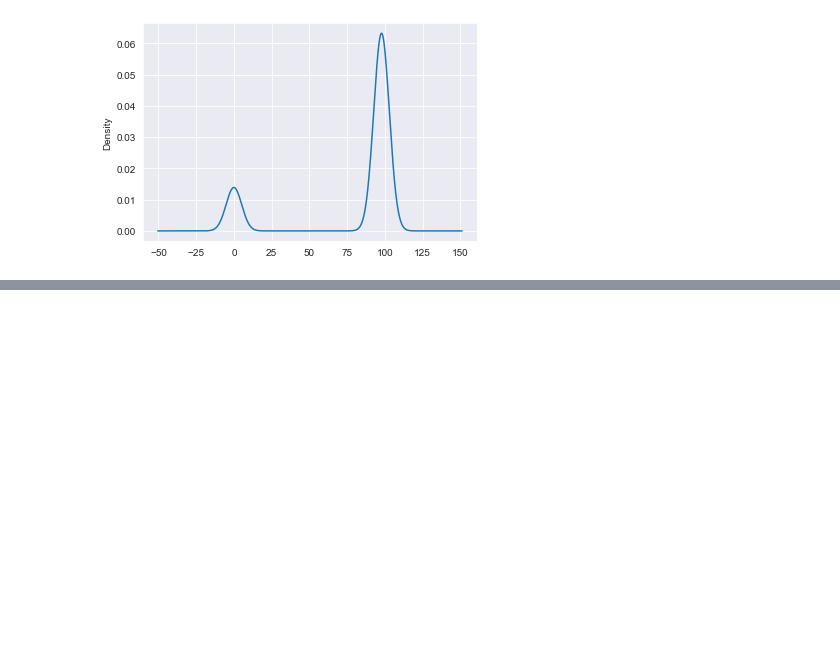
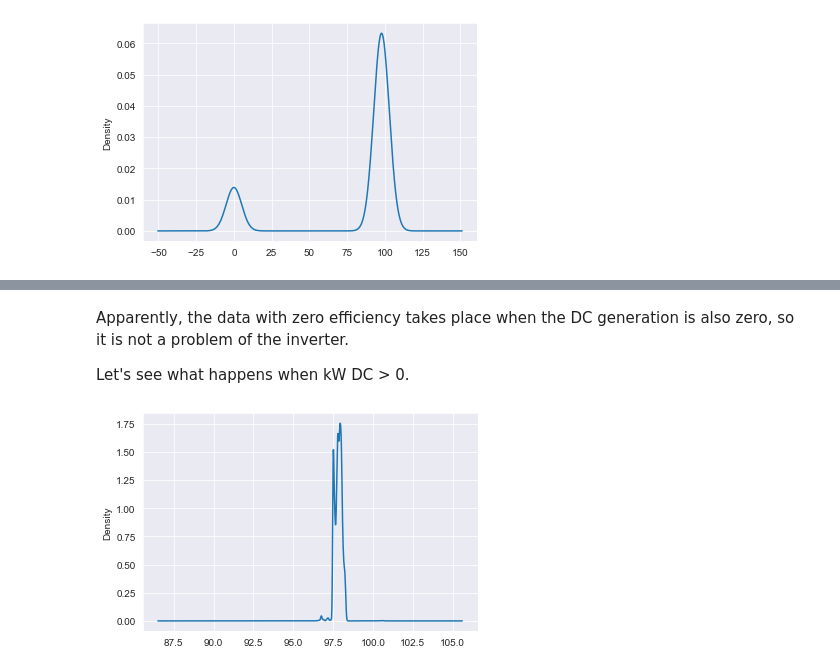
Before and after one commit to luis-cj/data-science-solar-power-plant, a Jupyter notebook: solar_power_plant_part_3.ipynb, the cells around one changed output, grey strips where cells are left out. Cells and saved outputs as stored; diff of their text form; code cells hidden in the pictures; blank space fills up the shorter version.

```diff
--- a/solar_power_plant_part_3.ipynb
+++ b/solar_power_plant_part_3.ipynb
@@ -460,0 +463,4 @@ df[df["plant"] == "p2"]["efficiency"].between_time("08:00:00","15:00:00").plot.d
+# %%
+temp = df.between_time("08:00:00","15:00:00")
+temp = temp[temp["plant"] == "p2"]
+temp[temp["efficiency"] == 0]
@@ -460,0 +482,8 @@ df[df["plant"] == "p2"]["efficiency"].between_time("08:00:00","15:00:00").plot.d
+# %% [markdown]
+Apparently, the data with zero efficiency takes place when the DC generation is also zero, so it is not a problem of the inverter.
+
+Let's see what happens when kW DC > 0.
+# %%
+temp[temp["kw_dc"] > 0]["efficiency"].plot.density();
+# %% [output]
+[figure, added]
```
Also changed, not shown: parts of 11 cells of this notebook.
